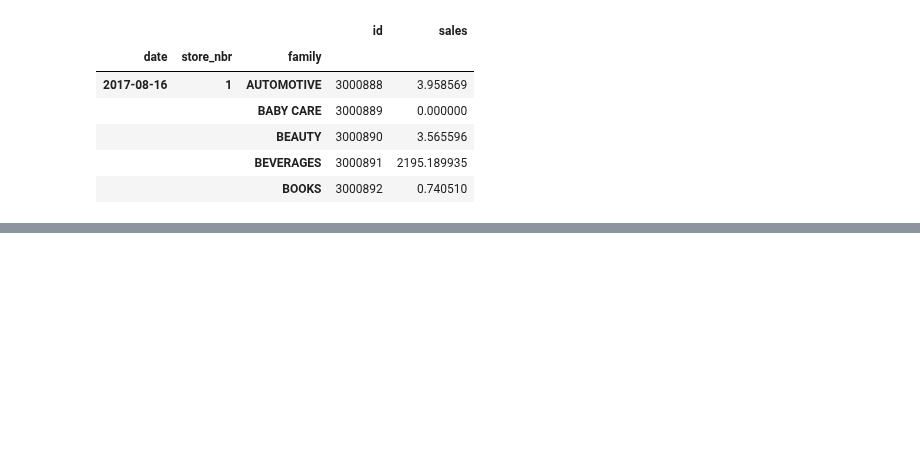
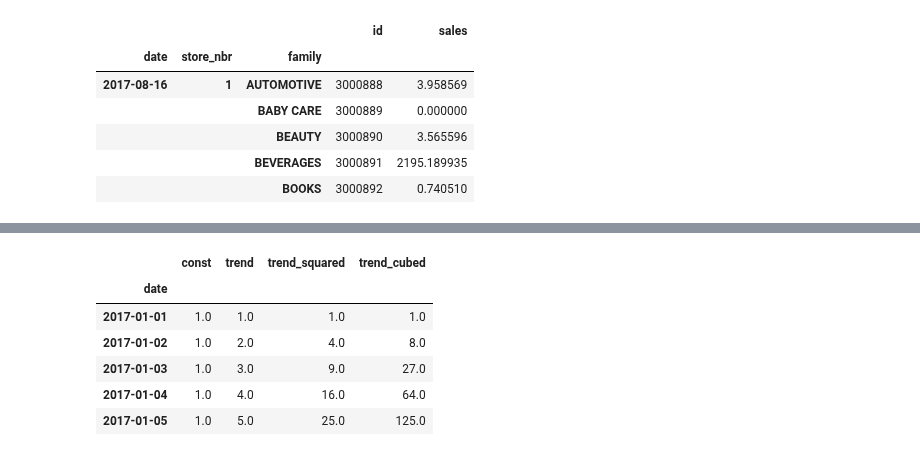
Before and after one commit to abhirup-ghosh/kaggle, a Jupyter notebook: store-sales-time-series-forecasting.ipynb, the cells around one changed output, grey strips where cells are left out. Cells and saved outputs as stored; diff of their text form; code cells hidden in the pictures; blank space fills up the shorter version.

```diff
--- a/store-sales-time-series-forecasting.ipynb
+++ b/store-sales-time-series-forecasting.ipynb
@@ -457,0 +482,22 @@ y_submit.head()
+# %%
+# Instantiate `DeterministicProcess` with arguments
+# appropriate for a cubic trend model
+dp = DeterministicProcess(
+    index=y.index,  # dates from the training data
+    constant=True,       # dummy feature for the bias (y_intercept)
+    order=3,             # the time dummy (trend): cubic trend
+    drop=True,           # drop terms if necessary to avoid collinearity
+)
+
+# YOUR CODE HERE: Create the feature set for the dates given in y.index
+X = dp.in_sample()
+
+X.head()
+# %% [output]
+|  | const | trend | trend_squared | trend_cubed |
+| date |  |  |  |  |
+| 2017-01-01 | 1.0 | 1.0 | 1.0 | 1.0 |
+| 2017-01-02 | 1.0 | 2.0 | 4.0 | 8.0 |
+| 2017-01-03 | 1.0 | 3.0 | 9.0 | 27.0 |
+| 2017-01-04 | 1.0 | 4.0 | 16.0 | 64.0 |
+| 2017-01-05 | 1.0 | 5.0 | 25.0 | 125.0 |
```
Also changed, not shown: parts of 7 cells of this notebook.
